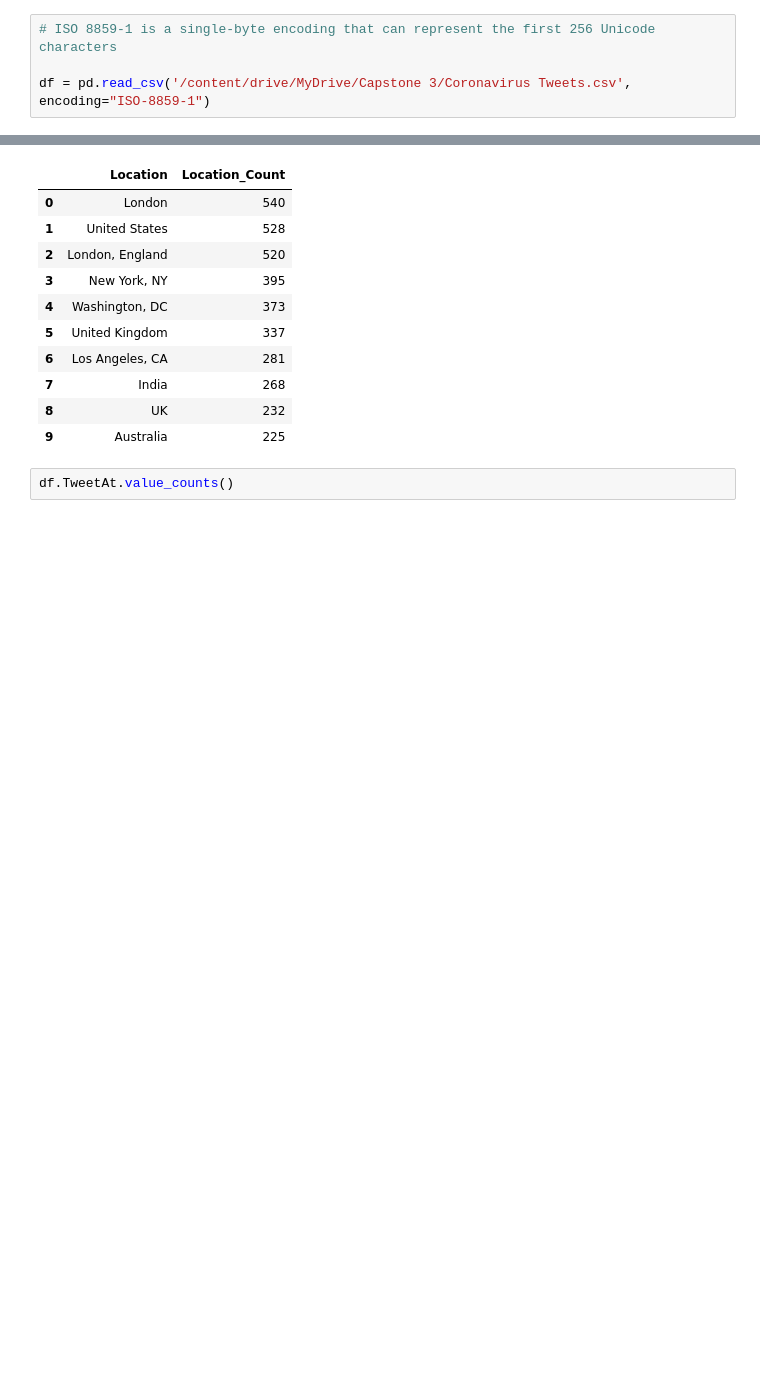
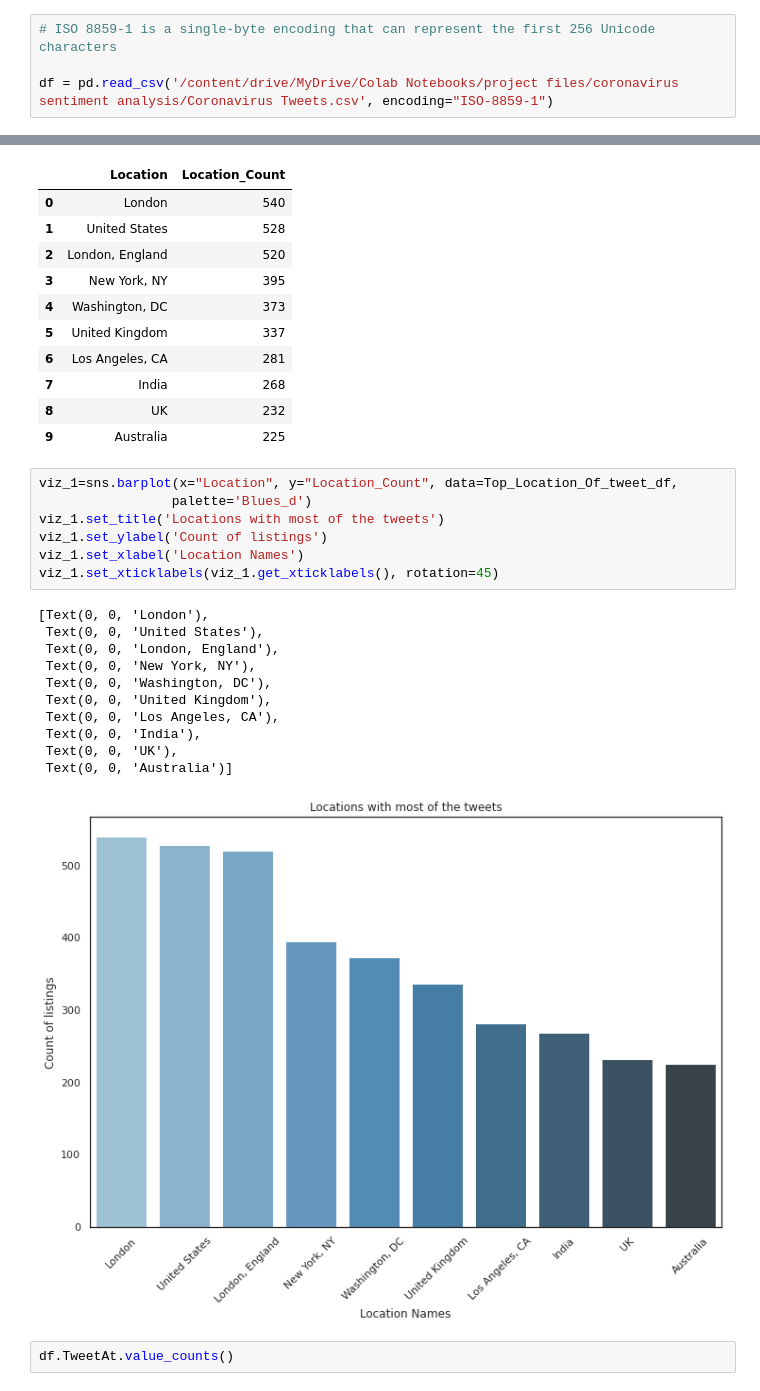
Before and after one commit to eshitalakhani/Tweet-Sentiments, a Jupyter notebook: Coronavirus_Tweets_sentiment_analysis_.ipynb, the cells around one changed output, grey strips where cells are left out. Saved outputs shown, nothing was run; the diff lists cells and outputs as text; blank space fills up the shorter version.

```diff
--- a/Coronavirus_Tweets_sentiment_analysis_.ipynb
+++ b/Coronavirus_Tweets_sentiment_analysis_.ipynb
@@ -50,7 +75,7 @@ warnings.filterwarnings("ignore")
 # %%
 # ISO 8859-1 is a single-byte encoding that can represent the first 256 Unicode characters
 
-df = pd.read_csv('/content/drive/MyDrive/Capstone 3/Coronavirus Tweets.csv', encoding="ISO-8859-1")
+df = pd.read_csv('/content/drive/MyDrive/Colab Notebooks/project files/coronavirus sentiment analysis/Coronavirus Tweets.csv', encoding="ISO-8859-1")
 # %%
 df.info(verbose=True)
 # %% [output]
@@ -342,6 +368,25 @@ Top_Location_Of_tweet_df
 | 7 | India | 268 |
 | 8 | UK | 232 |
 | 9 | Australia | 225 |
+# %%
+viz_1=sns.barplot(x="Location", y="Location_Count", data=Top_Location_Of_tweet_df,
+                 palette='Blues_d')
+viz_1.set_title('Locations with most of the tweets')
+viz_1.set_ylabel('Count of listings')
+viz_1.set_xlabel('Location Names')
+viz_1.set_xticklabels(viz_1.get_xticklabels(), rotation=45)
+# %% [output]
+[Text(0, 0, 'London'),
+ Text(0, 0, 'United States'),
+ Text(0, 0, 'London, England'),
+ Text(0, 0, 'New York, NY'),
+ Text(0, 0, 'Washington, DC'),
+ Text(0, 0, 'United Kingdom'),
+ Text(0, 0, 'Los Angeles, CA'),
+ Text(0, 0, 'India'),
+ Text(0, 0, 'UK'),
+ Text(0, 0, 'Australia')]
+[figure, added]
 # %%
 df.TweetAt.value_counts()
 # %% [output]
```
Also changed, not shown: parts of 106 cells of this notebook.
